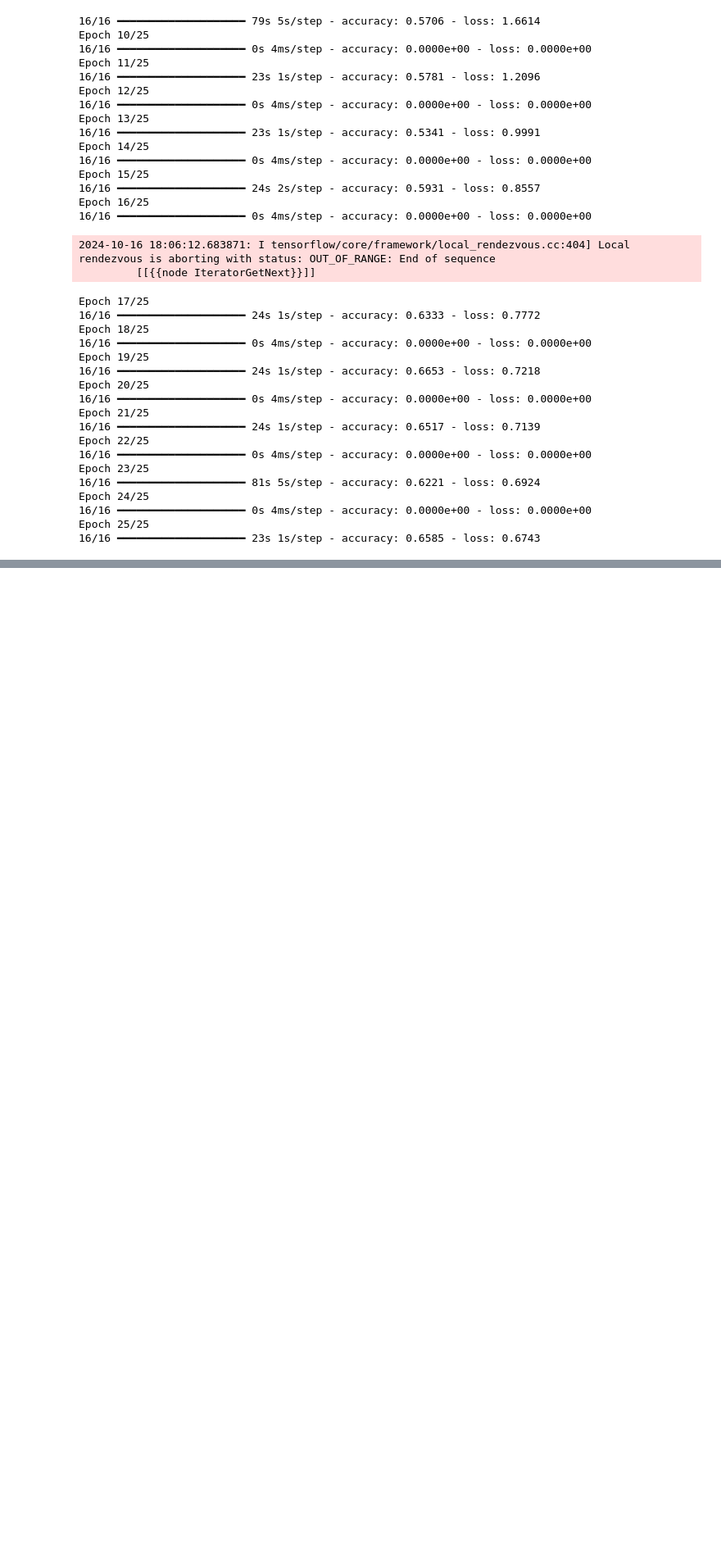
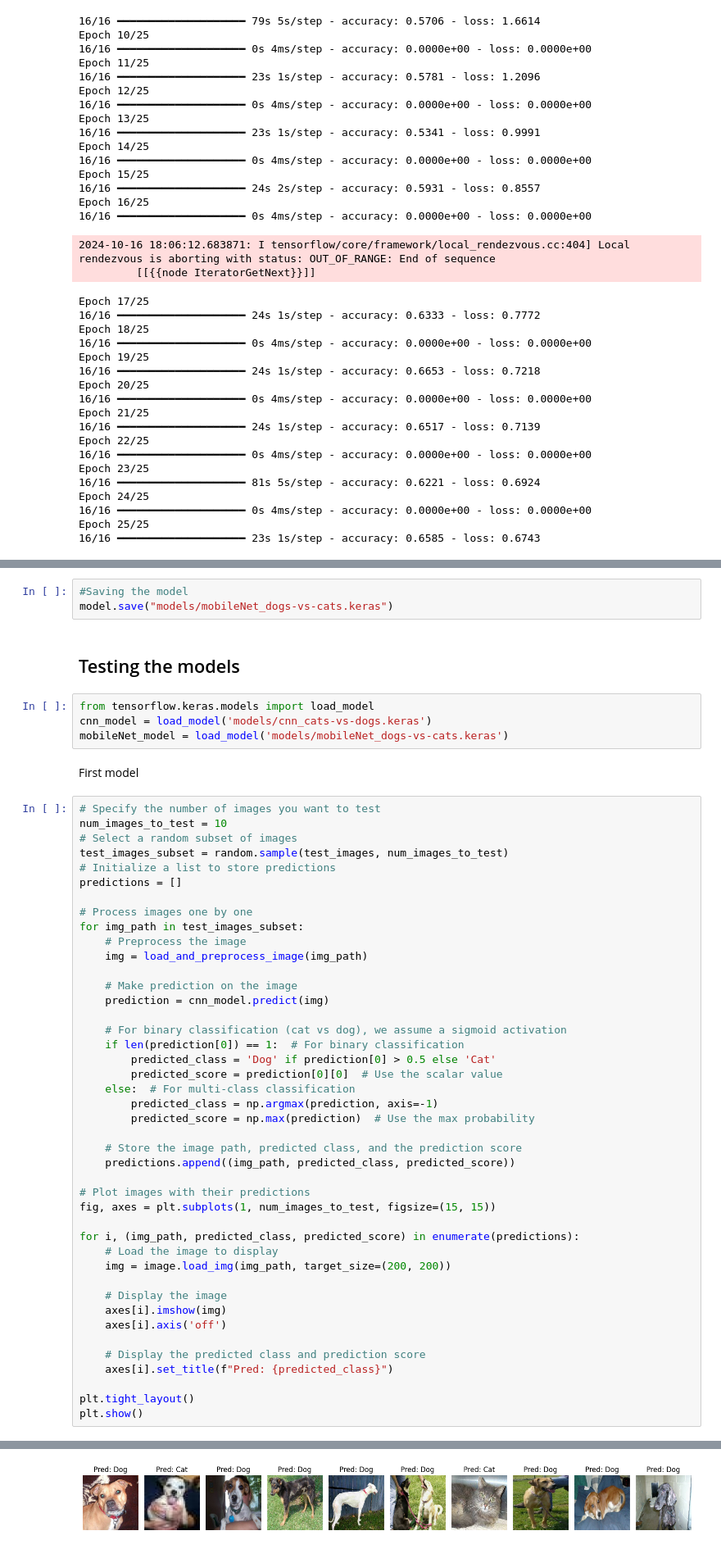
Before and after one commit to Jasn2002/downscaled-image-classifier-project-tutorial, a Jupyter notebook: exercise.ipynb, the cells around one changed output, grey strips where cells are left out. Shown at 82% size. Cells and saved outputs as stored; diff of their text form; blank space fills up the shorter version.

```diff
--- a/exercise.ipynb
+++ b/exercise.ipynb
@@ -194,0 +275,55 @@ Epoch 25/25
+# %%
+#Saving the model
+model.save("models/mobileNet_dogs-vs-cats.keras")
+# %% [markdown]
+## Testing the models
+# %%
+from tensorflow.keras.models import load_model
+cnn_model = load_model('models/cnn_cats-vs-dogs.keras')
+mobileNet_model = load_model('models/mobileNet_dogs-vs-cats.keras')
+# %% [markdown]
+First model
+# %%
+# Specify the number of images you want to test
+num_images_to_test = 10
+# Select a random subset of images
+test_images_subset = random.sample(test_images, num_images_to_test)
+# Initialize a list to store predictions
+predictions = []
+
+# Process images one by one
+for img_path in test_images_subset:
+    # Preprocess the image
+    img = load_and_preprocess_image(img_path)
+
+    # Make prediction on the image
+    prediction = cnn_model.predict(img)
+
+    # For binary classification (cat vs dog), we assume a sigmoid activation
+    if len(prediction[0]) == 1:  # For binary classification
+        predicted_class = 'Dog' if prediction[0] > 0.5 else 'Cat'
+        predicted_score = prediction[0][0]  # Use the scalar value
+    else:  # For multi-class classification
+        predicted_class = np.argmax(prediction, axis=-1)
+        predicted_score = np.max(prediction)  # Use the max probability
+
+    # Store the image path, predicted class, and the prediction score
+    predictions.append((img_path, predicted_class, predicted_score))
+
+# Plot images with their predictions
+fig, axes = plt.subplots(1, num_images_to_test, figsize=(15, 15))
+
+for i, (img_path, predicted_class, predicted_score) in enumerate(predictions):
+    # Load the image to display
+    img = image.load_img(img_path, target_size=(200, 200))
+
+    # Display the image
+    axes[i].imshow(img)
+    axes[i].axis('off')
+
+    # Display the predicted class and prediction score
+    axes[i].set_title(f"Pred: {predicted_class}")
+
+plt.tight_layout()
+plt.show()
+# %% [output]
@@ -194,0 +340 @@ Epoch 25/25
+[figure, added]
```
Also changed, not shown: parts of 9 cells of this notebook, 1 other file.
